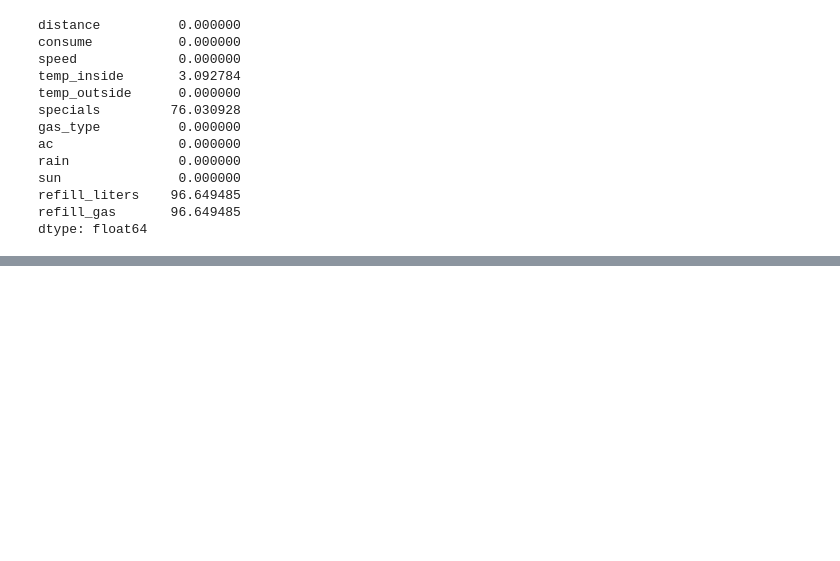
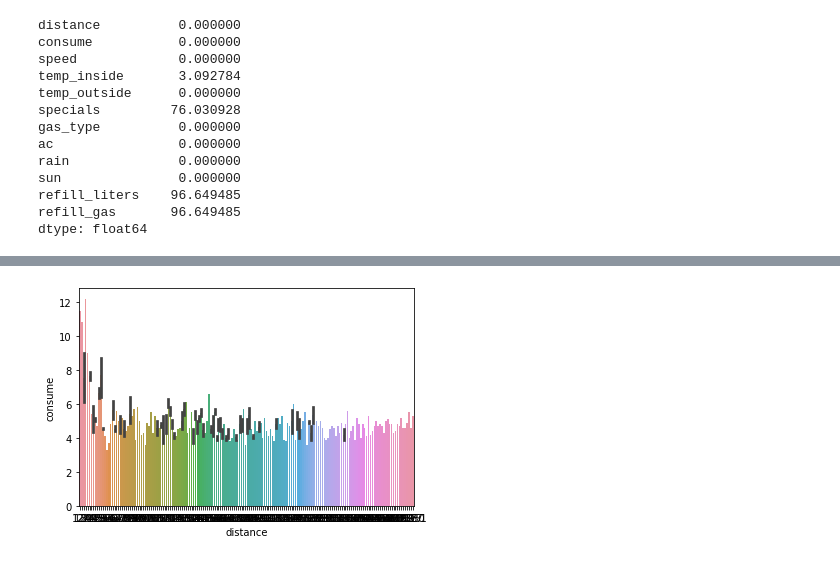
Before and after one commit to ironhack-edu/technical_challenge_DA, a Jupyter notebook: Holly Dalton Tech Challenge.ipynb, the cells around one changed output, grey strips where cells are left out. Cells and saved outputs as stored; diff of their text form; code cells hidden in the pictures; blank space fills up the shorter version.

```diff
--- a/Holly Dalton Tech Challenge.ipynb
+++ b/Holly Dalton Tech Challenge.ipynb
@@ -622,0 +599,3 @@ sns.countplot(x=cobify.refill_liters)
+# %%
+cobify['refill_liters'] = np.where(cobify['refill_liters'] == 'No ride refill', 0, cobify['refill_liters'])
+cobify
@@ -622,0 +616,3 @@ sns.countplot(x=cobify.refill_liters)
+# %%
+cobify['refill_liters'] = pd.to_numeric(cobify['refill_liters'],errors = 'coerce')
+cobify.dtypes
@@ -622,0 +658,5 @@ sns.countplot(x=cobify.refill_liters)
+# %%
+sns.barplot(x="distance", y="consume", data=cobify)
+plt.show()
+# %% [output]
+[figure, added]
```
Also changed, not shown: parts of 57 cells of this notebook.
